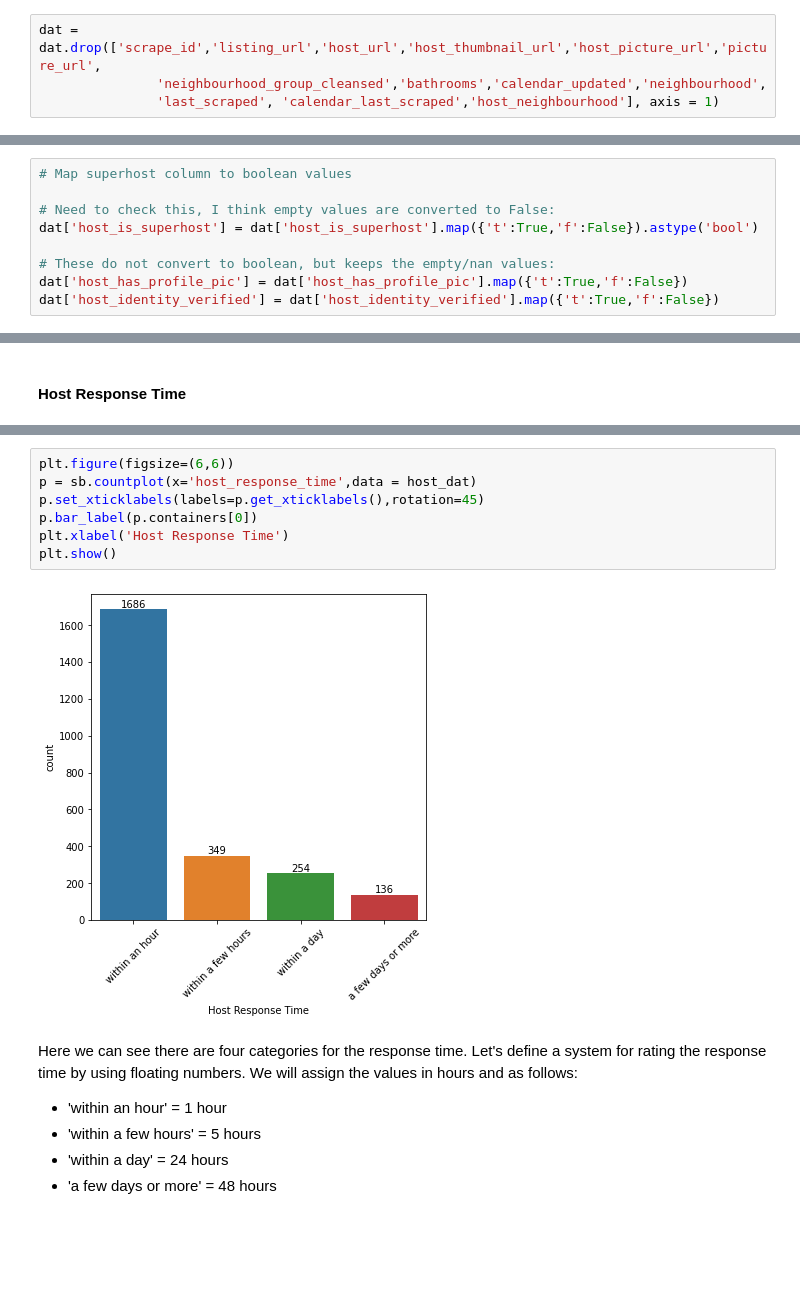
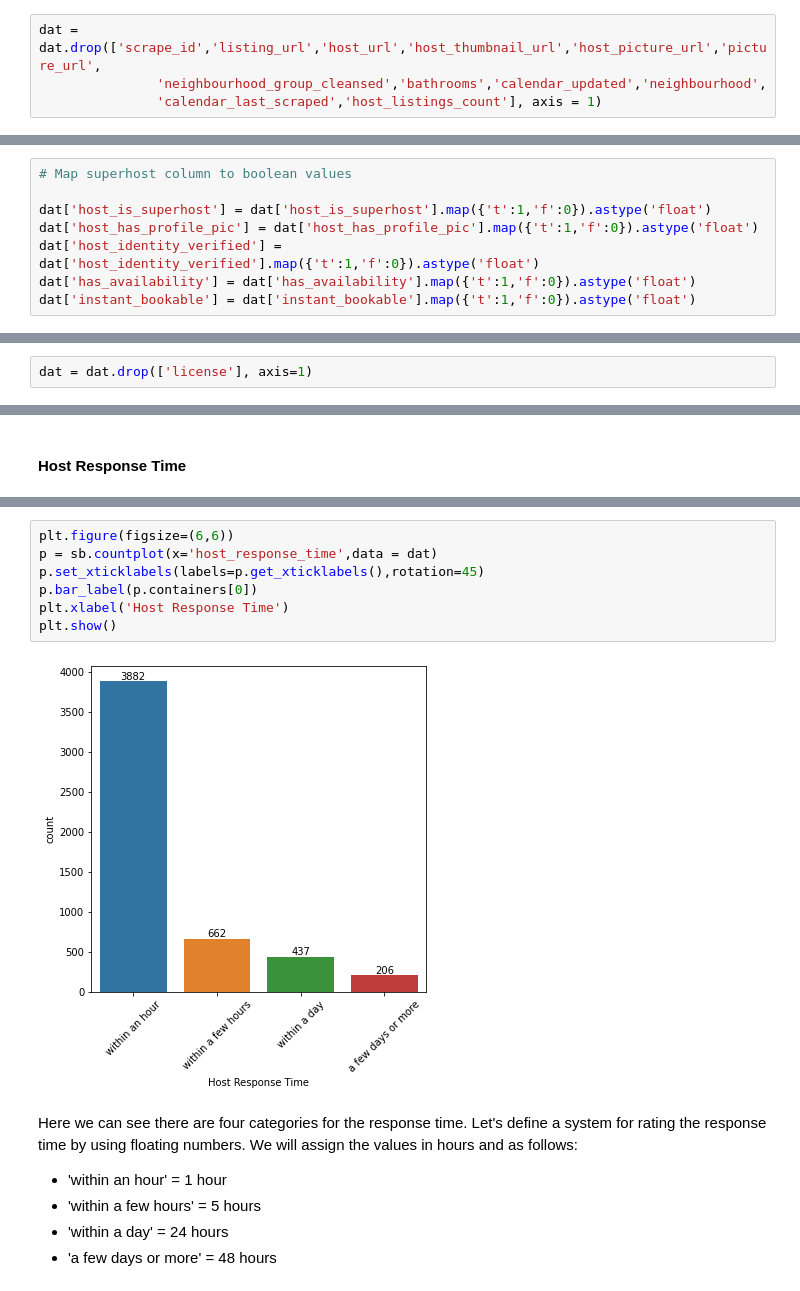
Before and after one commit to Summer-luna/Fall2021-IST5520-Group5, a Jupyter notebook: Data Manipulation.ipynb, the cells around one changed output, grey strips where cells are left out. Saved outputs shown, nothing was run; the diff lists cells and outputs as text; blank space fills up the shorter version.

```diff
--- a/Data Manipulation.ipynb
+++ b/Data Manipulation.ipynb
@@ -42,6 +57,6 @@ memory usage: 3.6+ MB
 # %%
 dat = dat.drop(['scrape_id','listing_url','host_url','host_thumbnail_url','host_picture_url','picture_url',
                'neighbourhood_group_cleansed','bathrooms','calendar_updated','neighbourhood',
-               'last_scraped', 'calendar_last_scraped','host_neighbourhood'], axis = 1)
+               'calendar_last_scraped','host_listings_count'], axis = 1)
 # %% [markdown]
 <h4>Bathrooms Column:</h4>
@@ -101,12 +158,11 @@ dat['host_acceptance_rate'] = dat['host_acceptance_rate'].str.replace(r'(\D)',''
 # %%
 # Map superhost column to boolean values
 
-# Need to check this, I think empty values are converted to False:
-dat['host_is_superhost'] = dat['host_is_superhost'].map({'t':True,'f':False}).astype('bool')
-
-# These do not convert to boolean, but keeps the empty/nan values:
-dat['host_has_profile_pic'] = dat['host_has_profile_pic'].map({'t':True,'f':False})
-dat['host_identity_verified'] = dat['host_identity_verified'].map({'t':True,'f':False})
+dat['host_is_superhost'] = dat['host_is_superhost'].map({'t':1,'f':0}).astype('float')
+dat['host_has_profile_pic'] = dat['host_has_profile_pic'].map({'t':1,'f':0}).astype('float')
+dat['host_identity_verified'] = dat['host_identity_verified'].map({'t':1,'f':0}).astype('float')
+dat['has_availability'] = dat['has_availability'].map({'t':1,'f':0}).astype('float')
+dat['instant_bookable'] = dat['instant_bookable'].map({'t':1,'f':0}).astype('float')
 # %%
 dat['host_is_superhost'].unique()
 # %% [output]
@@ -177 +207,3 @@ memory usage: 2.4+ MB
+# %%
+dat = dat.drop(['license'], axis=1)
 # %% [markdown]
@@ -227,13 +259,13 @@ array(['within an hour', 'within a few hours', nan, 'within a day',
        'a few days or more'], dtype=object)
 # %%
 plt.figure(figsize=(6,6))
-p = sb.countplot(x='host_response_time',data = host_dat)
+p = sb.countplot(x='host_response_time',data = dat)
 p.set_xticklabels(labels=p.get_xticklabels(),rotation=45)
 p.bar_label(p.containers[0])
 plt.xlabel('Host Response Time')
 plt.show()
 # %% [output]
-[figure, old version]
+[figure, new version]
 # %% [markdown]
 Here we can see there are four categories for the response time.  Let's define a system for rating the response time by using floating numbers.  We will assign the values in hours and as follows:
  * 'within an hour' = 1 hour
```
Also changed, not shown: parts of 83 cells of this notebook.
